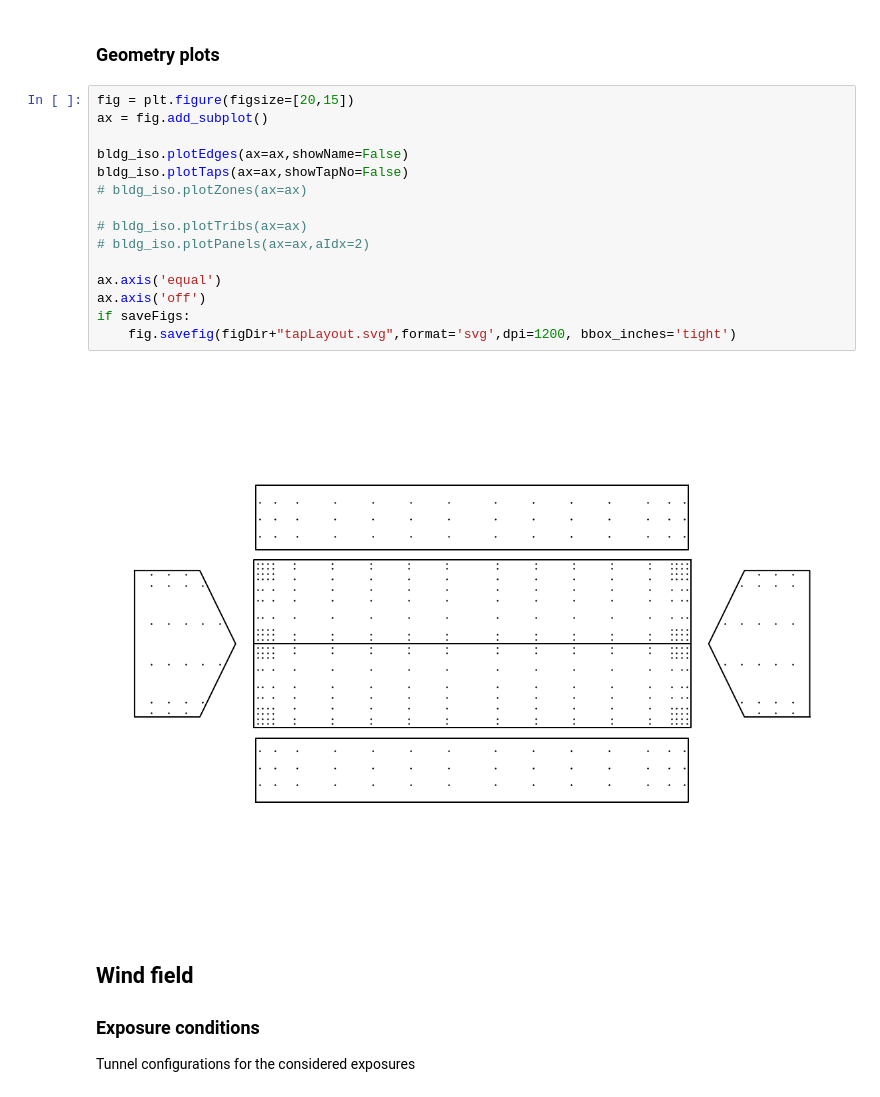
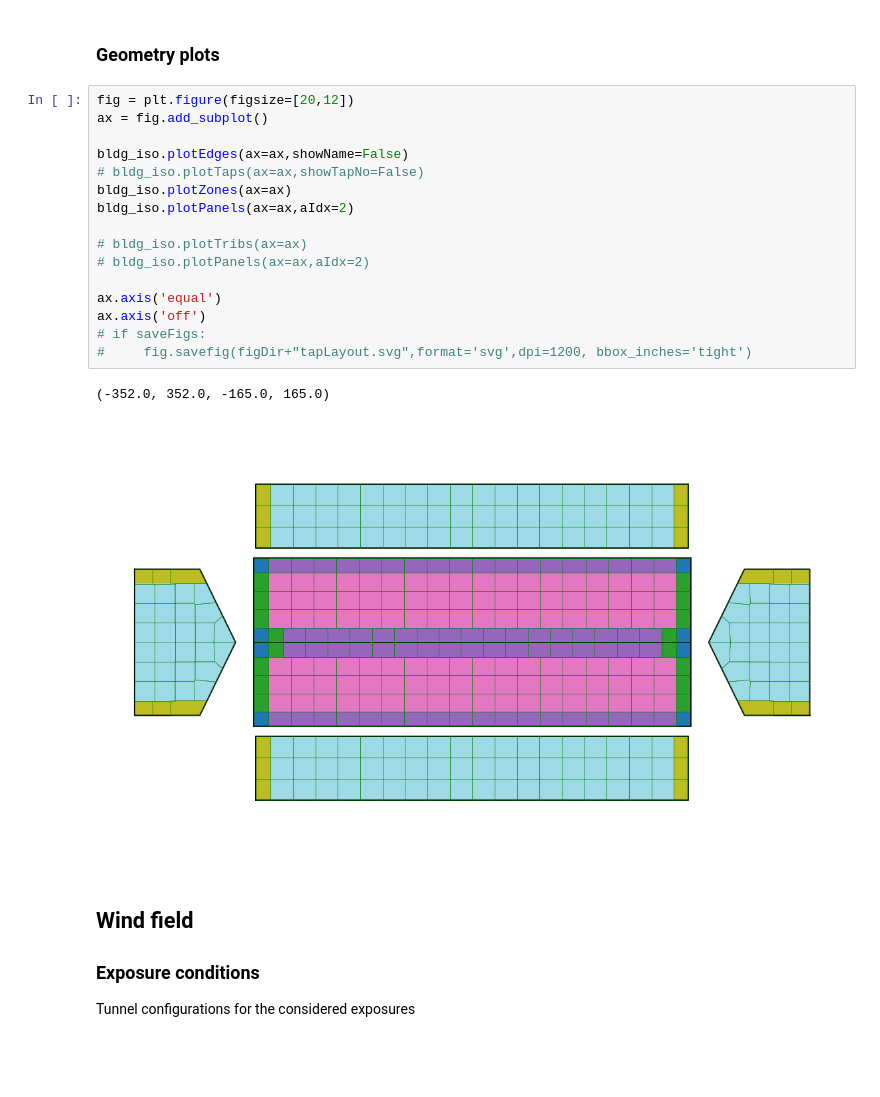
Before and after one commit to Tsinuel/windCalc, a Jupyter notebook: src/notebooks/NRCtests/nrcNB_Case1.ipynb, the cells around one changed output. Drawn from its saved outputs; the diff is of its cells as text; blank space fills up the shorter version.

```diff
--- a/src/notebooks/NRCtests/nrcNB_Case1.ipynb
+++ b/src/notebooks/NRCtests/nrcNB_Case1.ipynb
@@ -421,22 +512,24 @@ print(bldg_iso.error_in_zones)
 # %% [markdown]
 ### Geometry plots
 # %%
-fig = plt.figure(figsize=[20,15])
+fig = plt.figure(figsize=[20,12])
 ax = fig.add_subplot()
 
 bldg_iso.plotEdges(ax=ax,showName=False)
-bldg_iso.plotTaps(ax=ax,showTapNo=False)
-# bldg_iso.plotZones(ax=ax)
+# bldg_iso.plotTaps(ax=ax,showTapNo=False)
+bldg_iso.plotZones(ax=ax)
+bldg_iso.plotPanels(ax=ax,aIdx=2)
 
 # bldg_iso.plotTribs(ax=ax)
 # bldg_iso.plotPanels(ax=ax,aIdx=2)
 
 ax.axis('equal')
 ax.axis('off')
-if saveFigs:
-    fig.savefig(figDir+"tapLayout.svg",format='svg',dpi=1200, bbox_inches='tight')
+# if saveFigs:
+#     fig.savefig(figDir+"tapLayout.svg",format='svg',dpi=1200, bbox_inches='tight')
 # %% [output]
+(-352.0, 352.0, -165.0, 165.0)
-[figure, old version]
+[figure, new version]
 # %% [markdown]
 ## Wind field
 
```
Also changed, not shown: parts of 12 cells of this notebook, 3 other files.
